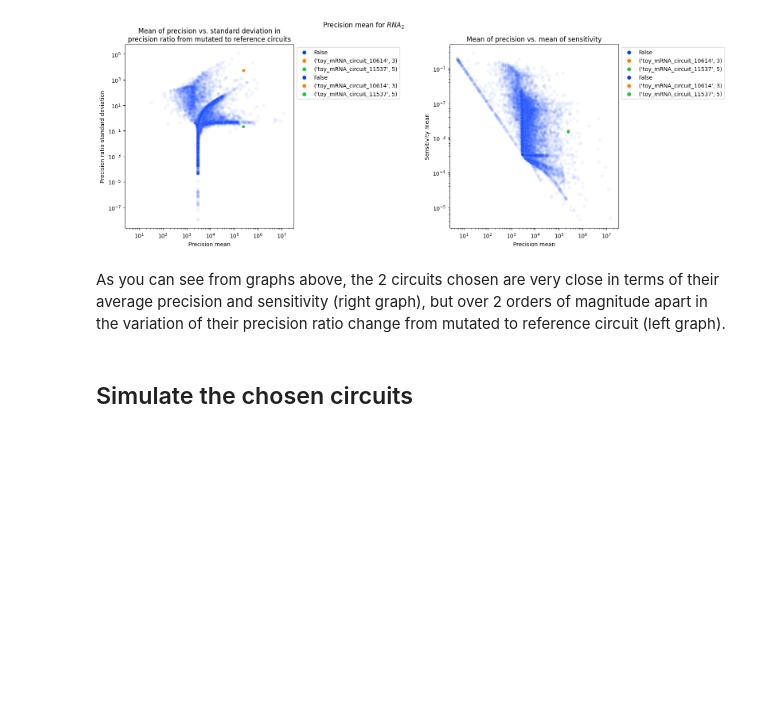
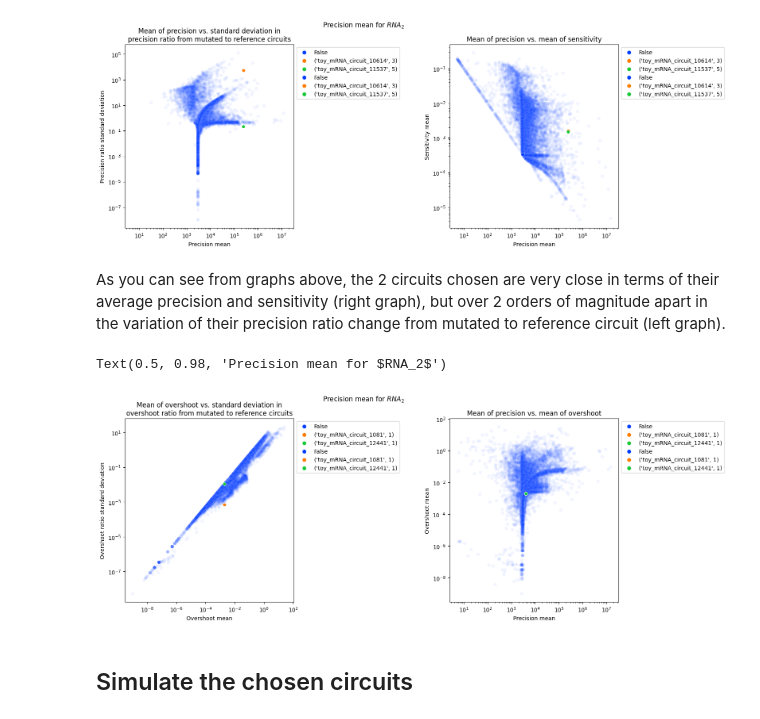
Before and after one commit to olive004/synbio_morpher, a Jupyter notebook: notebooks/15_circuit_case_study.ipynb, the cells around one changed output. Cells and saved outputs as stored; diff of their text form; code cells hidden in the pictures; blank space fills up the shorter version.

Commit message:
Adding overshoot

```diff
--- a/notebooks/15_circuit_case_study.ipynb
+++ b/notebooks/15_circuit_case_study.ipynb
@@ -91,7 +91,7 @@ config['experiment']['purpose'] = 'tests'
 # %% [markdown]
 ### Get means and STDs
 # %%
-analytics = [c for c in get_true_names_analytics(data) if ('sensitivity' in c) or ('precision' in c)]
+analytics = [c for c in get_true_names_analytics(data) if ('sensitivity' in c) or ('precision' in c) or ('overshoot' in c)]
 # agg1 = data.groupby(['circuit_name', 'mutation_num', 'sample_name'], as_index=False).agg({c: 'std' for c in analytics})
 agg1_stds = data.groupby(['circuit_name', 'mutation_num', 'sample_name'], as_index=False).agg({c: lambda x: np.std(x) if sum(x) != 0.0 else 0.0 for c in analytics + ['num_interacting', 'num_self_interacting']})
 agg1_mean = data.groupby(['circuit_name', 'mutation_num', 'sample_name'], as_index=False).agg({c: lambda x: np.mean(x) if sum(x) != 0.0 else 0.0 for c in analytics + ['num_interacting', 'num_self_interacting']})
@@ -187,5 +144,15 @@ circ1, circ2
 # %% [markdown]
 Let's also select some robust and unstable circuits with large overshoots.
+# %%
+circ_osh1, circ_osh2 = find_similar_distant_circuits(
+    similars = [agg1_mean[filts][s].to_numpy() for s in ['overshoot', 'precision_wrt_species-6']],
+    distants = [agg1_stds[filts]['overshoot_diff_to_base_circuit'].to_numpy()],
+    weights=(1, 1, 0.1))
+# %%
+circ_osh1_m_df = agg1_mean[filts].iloc[circ_osh1]
+circ_osh2_m_df = agg1_mean[filts].iloc[circ_osh2]
+circ_osh1_s_df = agg1_stds[filts].iloc[circ_osh1]
+circ_osh2_s_df = agg1_stds[filts].iloc[circ_osh2]
 # %% [markdown]
 ### Check that the expected circuits were selected
 
@@ -244,6 +211,58 @@ Text(0.5, 0.98, 'Precision mean for $RNA_2$')
 [figure]
 # %% [markdown]
 As you can see from graphs above, the 2 circuits chosen are very close in terms of their average precision and sensitivity (right graph), but over 2 orders of magnitude apart in the variation of their precision ratio change from mutated to reference circuit (left graph).
+# %%
+filt = (agg1_mean['precision_wrt_species-6'] < np.inf) & (agg1_mean['sample_name'] == 'RNA_2') & (agg1_stds['overshoot_diff_to_base_circuit'] < np.inf)
+c1n, c1m = circ_osh1_m_df['circuit_name'].values[0], circ_osh1_m_df['mutation_num'].values[0]
+c2n, c2m = circ_osh2_m_df['circuit_name'].values[0], circ_osh2_m_df['mutation_num'].values[0]
+hue_d = {c1n: c1m, c2n: c2m}
+# hue = jax.tree_util.tree_map(lambda c, m: (c,m) if (c in [c1n, c2n]) and (m == hue_d[c]) else False, list(agg1_mean[filt]['circuit_name'].values), list(agg1_mean[filt]['mutation_num'].values))
+hue = list(map(lambda i, c, m: (c, m) if (i == circ_osh1_m_df.index[0]) or (i == circ_osh2_m_df.index[0]) else False,
+               list(agg1_mean[filt].index), list(agg1_mean[filt]['circuit_name'].values), list(agg1_mean[filt]['mutation_num'].values)))
+alpha = list(map(lambda x: 1 if x != False else 0.0005, hue))
+
+fig = plt.figure(figsize=(16, 6))
+fig.subplots_adjust(wspace=0.925)
+
+ax = plt.subplot(1,2,1)
+sns.scatterplot(x=agg1_mean[filt]['overshoot'], y=agg1_stds[filt]['overshoot_diff_to_base_circuit'],
+                alpha=0.05,
+                hue=hue,
+                palette='bright')
+sns.scatterplot(x=agg1_mean[filt]['overshoot'], y=agg1_stds[filt]['overshoot_diff_to_base_circuit'],
+                alpha=alpha,
+                hue=hue,
+                palette='bright')
+plt.xlabel('Overshoot mean')
+plt.ylabel('Overshoot ratio standard deviation')
+plt.xscale('log')
+plt.yscale('log')
+plt.title('Mean of overshoot vs. standard deviation in\novershoot ratio from mutated to reference circuits')
+sns.move_legend(ax, "upper left", bbox_to_anchor=(1,1))
+
+filt = (agg1_mean['precision_wrt_species-6'] < np.inf) & (agg1_mean['sensitivity_wrt_species-6'] < np.inf) & (agg1_mean['sample_name'] == 'RNA_2')
+alpha = list(map(lambda x: 1 if x != False else 0.0005, hue))
+
+ax = plt.subplot(1,2,2)
+sns.scatterplot(x=agg1_mean[filt]['precision_wrt_species-6'], y=agg1_mean[filt]['overshoot'],
+                alpha=0.05,
+                hue=hue,
+                palette="bright")
+sns.scatterplot(x=agg1_mean[filt]['precision_wrt_species-6'], y=agg1_mean[filt]['overshoot'],
+                alpha=alpha,
+                hue=hue,
+                palette="bright")
+plt.xscale('log')
+plt.yscale('log')
+plt.xlabel('Precision mean')
+plt.ylabel('Overshoot mean')
+plt.title('Mean of precision vs. mean of overshoot')
+sns.move_legend(ax, "upper left", bbox_to_anchor=(1,1))
+
+plt.suptitle('Precision mean for $RNA_2$')
+# %% [output]
+Text(0.5, 0.98, 'Precision mean for $RNA_2$')
+[figure, added]
 # %% [markdown]
 ## Simulate the chosen circuits
 # %% [markdown]
```
Also changed, not shown: parts of 11 cells of this notebook.
